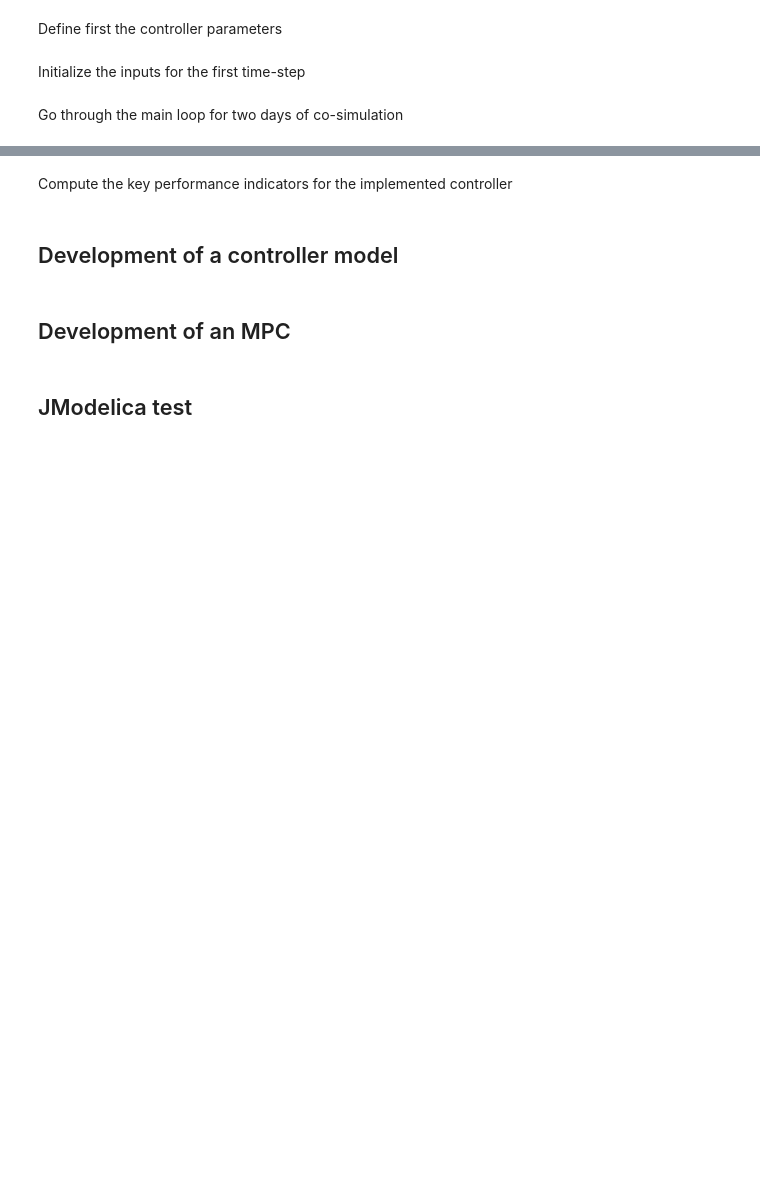
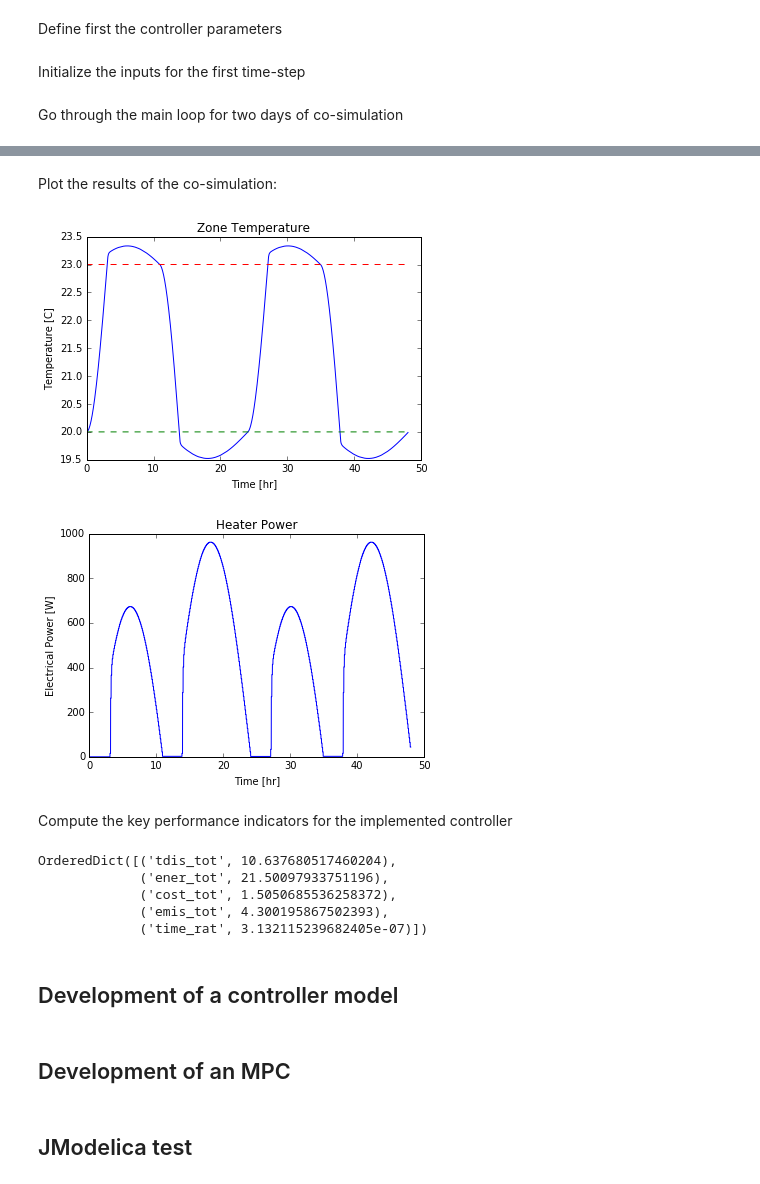
Before and after one commit to JavierArroyoBastida/MPC-exercise, a Jupyter notebook: MPC_ecercise_Name_Surname.ipynb, the cells around one changed output, grey strips where cells are left out. Drawn from its saved outputs; the diff is of its cells as text; code cells hidden in the pictures; blank space fills up the shorter version.

```diff
--- a/MPC_ecercise_Name_Surname.ipynb
+++ b/MPC_ecercise_Name_Surname.ipynb
@@ -84,10 +69,13 @@ case.outputs_metadata
 Define first the controller parameters
 # %%
 length = 48*3600
-step   = 3600
+step   = 300
+
+case.set_step(step)
 
 LowerSetp = 273.15+20
 UpperSetp = 273.15+23
+
 k_p = 2000
 # %% [markdown]
 Initialize the inputs for the first time-step
@@ -117,7 +121,38 @@ FMUException: The variable oveAct_activate could not be found.
+# %% [markdown]
+Plot the results of the co-simulation:
+# %%
+res = case.get_results()
+time = [x/3600 for x in res['y']['time']] # convert s --> hr
+TZone = [x-273.15 for x in res['y']['TRooAir_y']] # convert K --> C
+PHeat = res['y']['PHea_y']
+QHeat = res['u']['oveAct_u']
+
+plt.figure(1)
+plt.title('Zone Temperature')
+plt.plot(time, TZone)
+plt.plot(time, 20*np.ones(len(time)), '--')
+plt.plot(time, 23*np.ones(len(time)), '--')
+plt.ylabel('Temperature [C]')
+plt.xlabel('Time [hr]')
+plt.figure(2)
+plt.title('Heater Power')
+plt.plot(time, PHeat)
+plt.ylabel('Electrical Power [W]')
+plt.xlabel('Time [hr]')
+plt.show()
+# %% [output]
+[figure, added]
+[figure, added]
 # %% [markdown]
 Compute the key performance indicators for the implemented controller
 # %%
 case.get_kpis()
+# %% [output]
+OrderedDict([('tdis_tot', 10.637680517460204),
+             ('ener_tot', 21.50097933751196),
+             ('cost_tot', 1.5050685536258372),
+             ('emis_tot', 4.300195867502393),
+             ('time_rat', 3.132115239682405e-07)])
 # %% [markdown]
 ## Development of a controller model
 # %% [markdown]
```
Also changed, not shown: parts of 5 cells of this notebook.
